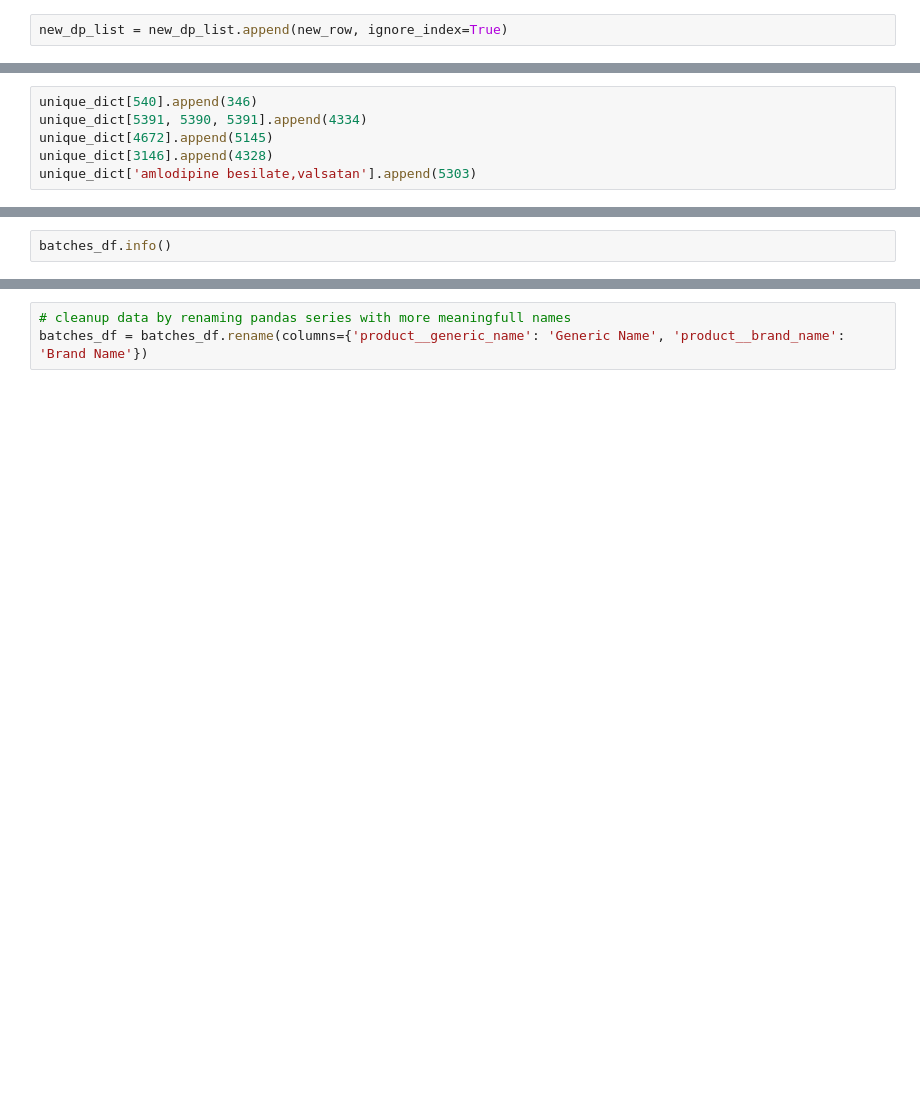
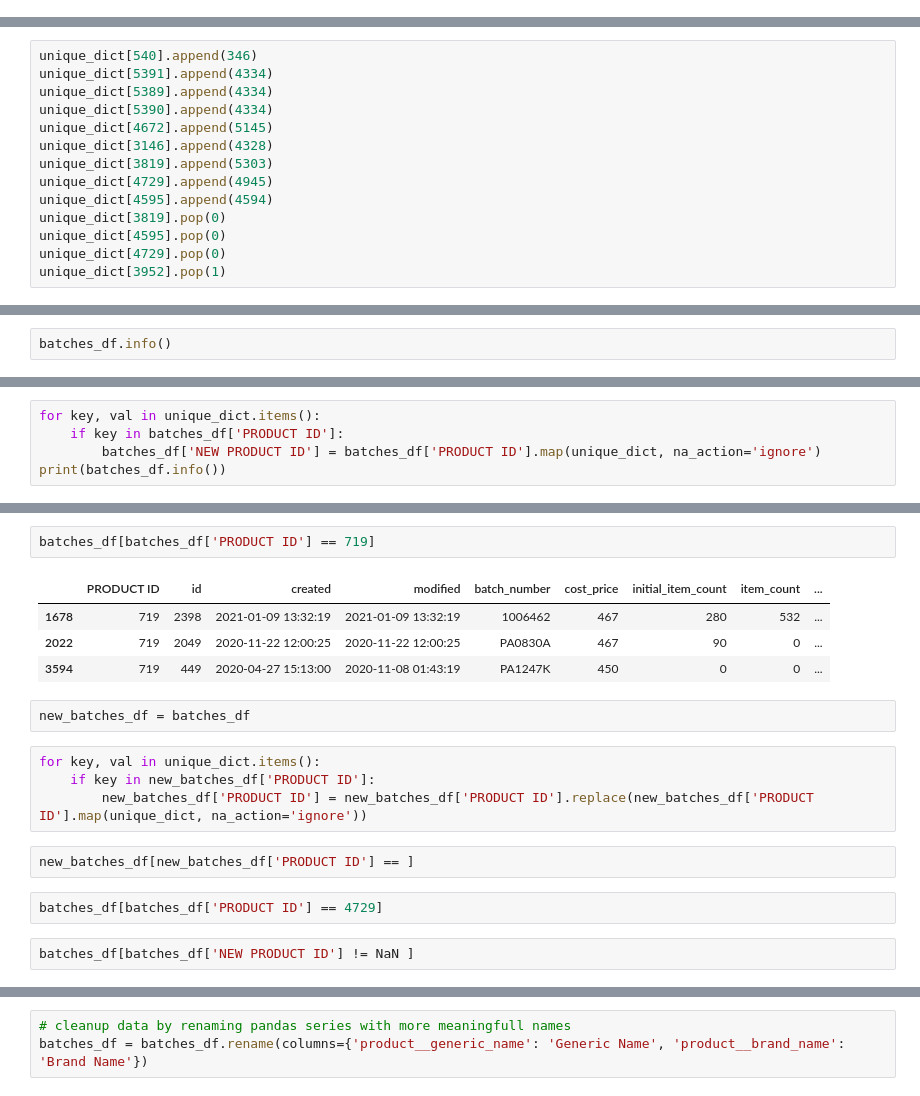
Before and after one commit to evananyonga/DuplicatesProject, a Jupyter notebook: filtering_duplicates.ipynb, the cells around one changed output, grey strips where cells are left out. Cells and saved outputs as stored; diff of their text form; blank space fills up the shorter version.

```diff
--- a/filtering_duplicates.ipynb
+++ b/filtering_duplicates.ipynb
@@ -61,2 +57,0 @@ new_row
-# %%
-new_dp_list = new_dp_list.append(new_row, ignore_index=True)
@@ -319,6 +239,0 @@ unique_dict['amlodipine besilate,valsatan'].append(5303)
-# %%
-unique_dict[540].append(346)
-unique_dict[5391, 5390, 5391].append(4334)
-unique_dict[4672].append(5145)
-unique_dict[3146].append(4328)
-unique_dict['amlodipine besilate,valsatan'].append(5303)
@@ -401,0 +265,14 @@ unfilled
+# %%
+unique_dict[540].append(346)
+unique_dict[5391].append(4334)
+unique_dict[5389].append(4334)
+unique_dict[5390].append(4334)
+unique_dict[4672].append(5145)
+unique_dict[3146].append(4328)
+unique_dict[3819].append(5303)
+unique_dict[4729].append(4945)
+unique_dict[4595].append(4594)
+unique_dict[3819].pop(0)
+unique_dict[4595].pop(0)
+unique_dict[4729].pop(0)
+unique_dict[3952].pop(1)
@@ -443,0 +401,5 @@ batches_df.info()
+# %%
+for key, val in unique_dict.items():
+    if key in batches_df['PRODUCT ID']:
+        batches_df['NEW PRODUCT ID'] = batches_df['PRODUCT ID'].map(unique_dict, na_action='ignore')
+print(batches_df.info())
@@ -443,0 +424,19 @@ batches_df.info()
+# %%
+batches_df[batches_df['PRODUCT ID'] == 719]
+# %% [output]
+|  | PRODUCT ID | id | created | modified | batch_number | cost_price | initial_item_count | item_count | ... |
+| 1678 | 719 | 2398 | 2021-01-09 13:32:19 | 2021-01-09 13:32:19 | 1006462 | 467 | 280 | 532 | ... |
+| 2022 | 719 | 2049 | 2020-11-22 12:00:25 | 2020-11-22 12:00:25 | PA0830A | 467 | 90 | 0 | ... |
+| 3594 | 719 | 449 | 2020-04-27 15:13:00 | 2020-11-08 01:43:19 | PA1247K | 450 | 0 | 0 | ... |
+# %%
+new_batches_df = batches_df
+# %%
+for key, val in unique_dict.items():
+    if key in new_batches_df['PRODUCT ID']:
+        new_batches_df['PRODUCT ID'] = new_batches_df['PRODUCT ID'].replace(new_batches_df['PRODUCT ID'].map(unique_dict, na_action='ignore'))
+# %%
+new_batches_df[new_batches_df['PRODUCT ID'] == ]
+# %%
+batches_df[batches_df['PRODUCT ID'] == 4729]
+# %%
+batches_df[batches_df['NEW PRODUCT ID'] != NaN ]
```
Also changed, not shown: parts of 50 cells of this notebook.
